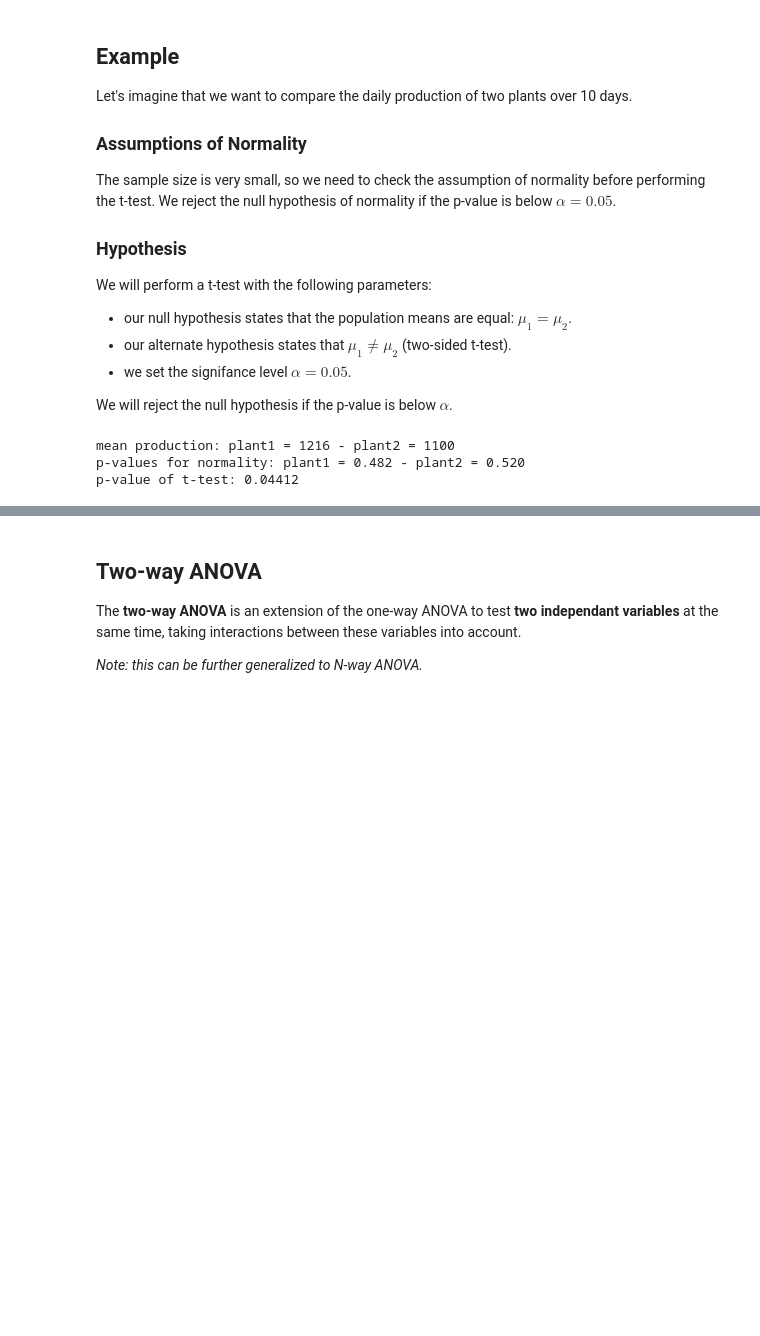
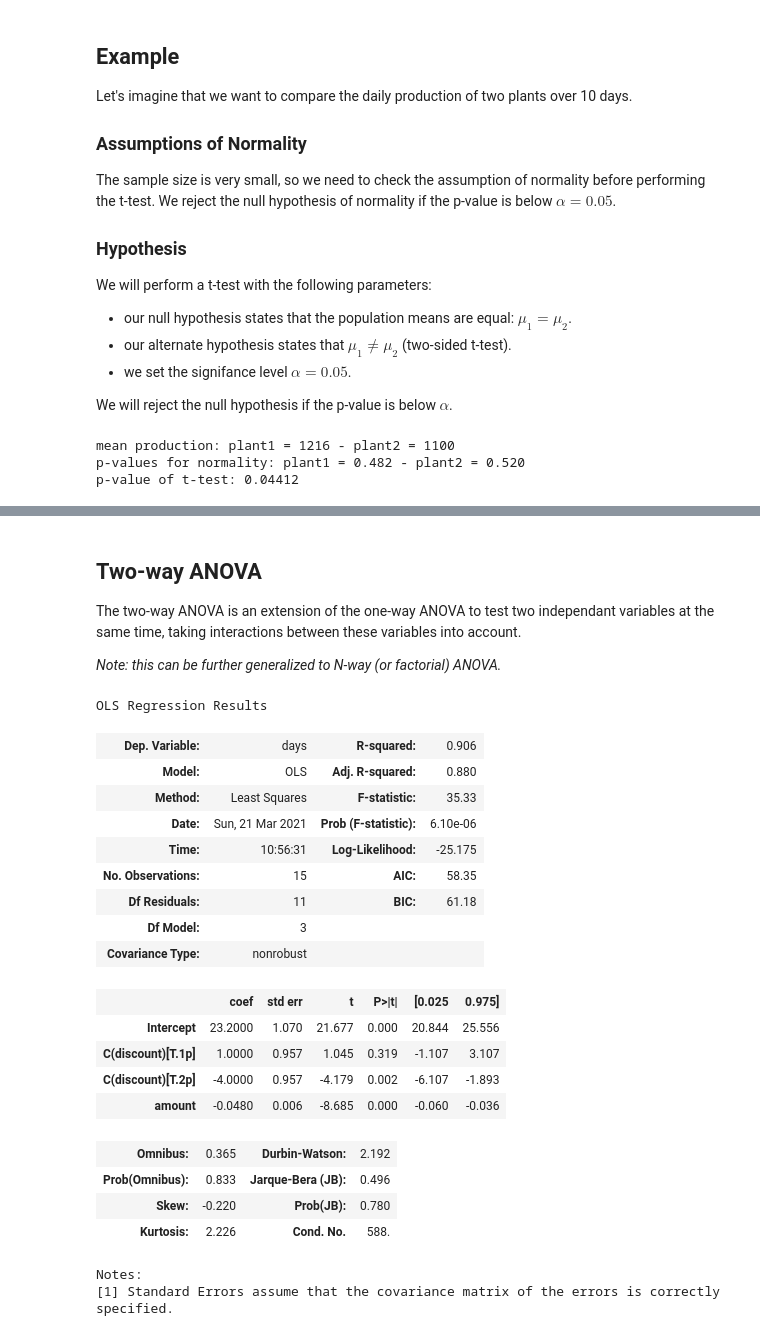
Before and after one commit to sebastienplat/sebastienplat.github.io, a Jupyter notebook: _drafts/notebooks/statistical-analysis/3d-two-plus-samples-parametric-inference.ipynb, the cells around one changed output, grey strips where cells are left out. Drawn from its saved outputs; the diff is of its cells as text; code cells hidden in the pictures; blank space fills up the shorter version.

```diff
--- a/_drafts/notebooks/statistical-analysis/3d-two-plus-samples-parametric-inference.ipynb
+++ b/_drafts/notebooks/statistical-analysis/3d-two-plus-samples-parametric-inference.ipynb
@@ -153,21 +215,48 @@ stats.f_oneway(discount_0perc, discount_1perc, discount_2perc) # p-value > 0.05,
 # %% [markdown]
 ## Two-way ANOVA
 
-The **two-way ANOVA** is an extension of the one-way ANOVA to test **two independant variables** at the same time, taking interactions between these variables into account.
+The two-way ANOVA is an extension of the one-way ANOVA to test two independant variables at the same time, taking interactions between these variables into account.
 
-_Note: this can be further generalized to N-way ANOVA._
+_Note: this can be further generalized to N-way (or factorial) ANOVA._
 # %%
+# modules
+import pandas as pd
+import statsmodels.api as sm
+import statsmodels.formula.api as smf
+
 # data - same as before, but checking if the amount has an impact
 df = pd.DataFrame({
     'discount': ['2p','2p','2p','2p','2p','1p','1p','1p','1p','1p','0p','0p','0p','0p','0p'],
     'amount': [50,100,150,200,250,50,100,150,200,250,50,100,150,200,250],
     'days': [16,14,11,10,9,23,21,16,15,10,21,16,18,14,11]
 })
 
 # fit without interaction factor
-model = ols('days ~ C(discount) + C(amount)', df).fit()
+model = smf.ols('days ~ C(discount) + amount', df).fit()
 
 # discount has now become significant
-sm.api.stats.anova_lm(model, typ=2)
+#sm.stats.anova_lm(model, typ=2)
 
-# model.summary()
+model.summary()
+# %% [output]
+OLS Regression Results
+| Dep. Variable: | days | R-squared: | 0.906 |
+| Model: | OLS | Adj. R-squared: | 0.880 |
+| Method: | Least Squares | F-statistic: | 35.33 |
+| Date: | Sun, 21 Mar 2021 | Prob (F-statistic): | 6.10e-06 |
+| Time: | 10:56:31 | Log-Likelihood: | -25.175 |
+| No. Observations: | 15 | AIC: | 58.35 |
+| Df Residuals: | 11 | BIC: | 61.18 |
+| Df Model: | 3 |  |  |
+| Covariance Type: | nonrobust |  |  |
+|  | coef | std err | t | P>|t| | [0.025 | 0.975] |
+| Intercept | 23.2000 | 1.070 | 21.677 | 0.000 | 20.844 | 25.556 |
+| C(discount)[T.1p] | 1.0000 | 0.957 | 1.045 | 0.319 | -1.107 | 3.107 |
+| C(discount)[T.2p] | -4.0000 | 0.957 | -4.179 | 0.002 | -6.107 | -1.893 |
+| amount | -0.0480 | 0.006 | -8.685 | 0.000 | -0.060 | -0.036 |
+| Omnibus: | 0.365 | Durbin-Watson: | 2.192 |
+| Prob(Omnibus): | 0.833 | Jarque-Bera (JB): | 0.496 |
+| Skew: | -0.220 | Prob(JB): | 0.780 |
+| Kurtosis: | 2.226 | Cond. No. | 588. |
+Notes:
+[1] Standard Errors assume that the covariance matrix of the errors is correctly specified.
```
Also changed, not shown: parts of 10 cells of this notebook, 7 other files.
